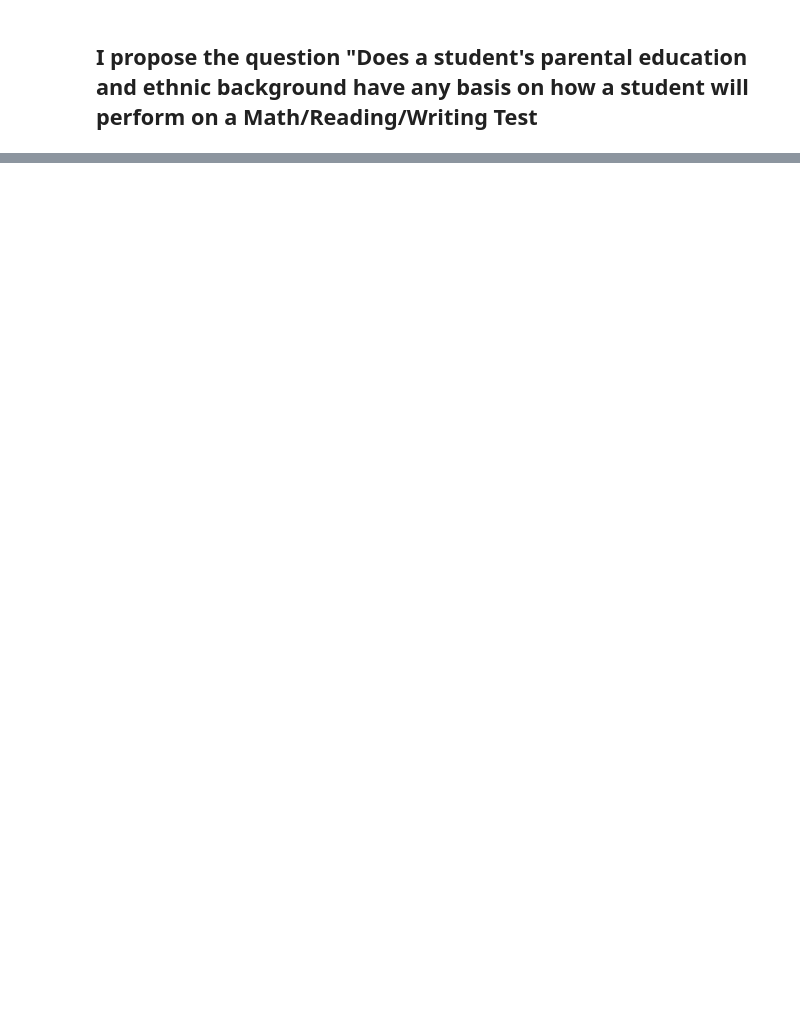
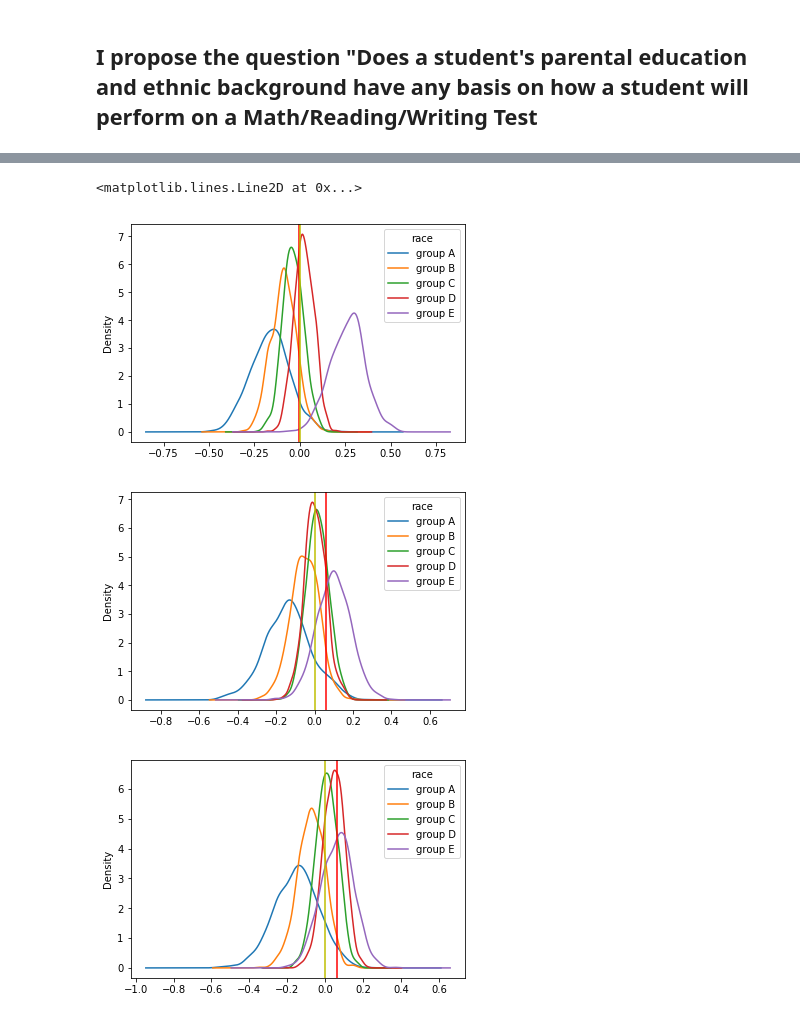
Before and after one commit to Chad-Current/my_portfolio, a Jupyter notebook: Capstone Project/Student Performance.ipynb, the cells around one changed output, grey strips where cells are left out. Cells and saved outputs as stored; diff of their text form; code cells hidden in the pictures; blank space fills up the shorter version.

```diff
--- a/Capstone Project/Student Performance.ipynb
+++ b/Capstone Project/Student Performance.ipynb
@@ -160,0 +181,34 @@ hyperparameters = {
+# %%
+bs_id = []
+for i in range(1000):
+    bs_mean = test.sample(frac=1,replace=True).groupby('race')['math_score'].mean()
+    bs_id.append(bs_mean)
+
+bs_id = pd.DataFrame(bs_id)
+ax = bs_id.plot(kind='kde')
+ax.axvline(test['math_score'].median(),c='r')
+ax.axvline(test['math_score'].mean(), c='y')
+
+bs_id = []
+for i in range(1000):
+    bs_mean = test.sample(frac=1,replace=True).groupby('race')['reading_score'].mean()
+    bs_id.append(bs_mean)
+bs_id = pd.DataFrame(bs_id)
+ax = bs_id.plot(kind='kde')
+ax.axvline(test['reading_score'].median(),c='r')
+ax.axvline(test['reading_score'].mean(), c='y')
+
+bs_id = []
+for i in range(1000):
+    bs_mean = test.sample(frac=1,replace=True).groupby('race')['writing_score'].mean()
+    bs_id.append(bs_mean)
+
+bs_id = pd.DataFrame(bs_id)
+ax = bs_id.plot(kind='kde')
+ax.axvline(test['writing_score'].median(),c='r')
+ax.axvline(test['writing_score'].mean(), c='y')
+# %% [output]
+<matplotlib.lines.Line2D at 0x...>
+[figure, added]
+[figure, added]
+[figure, added]
```
Also changed, not shown: parts of 63 cells of this notebook.
